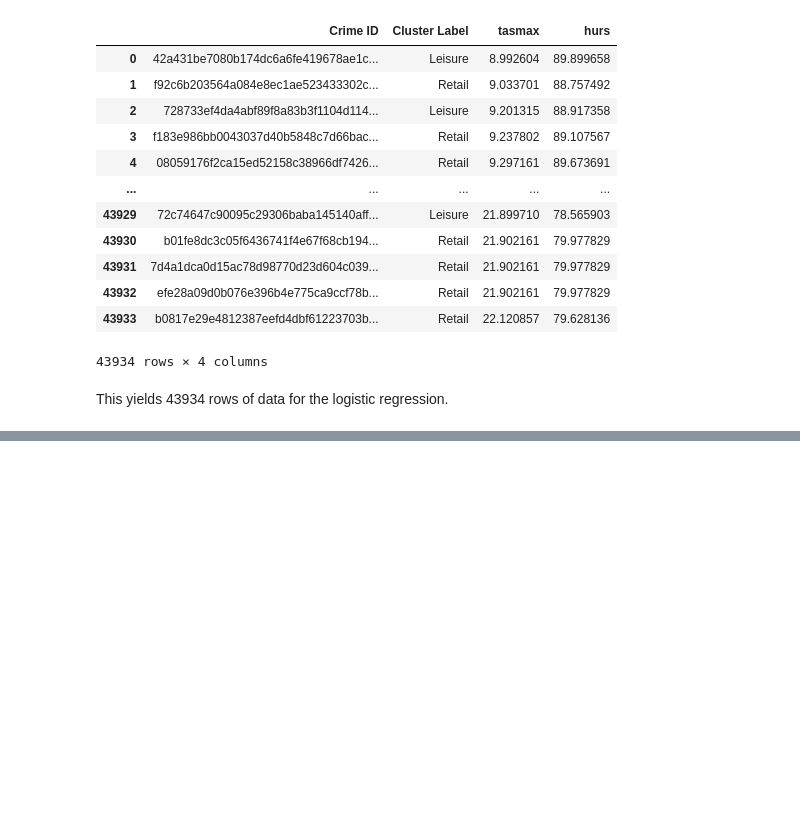
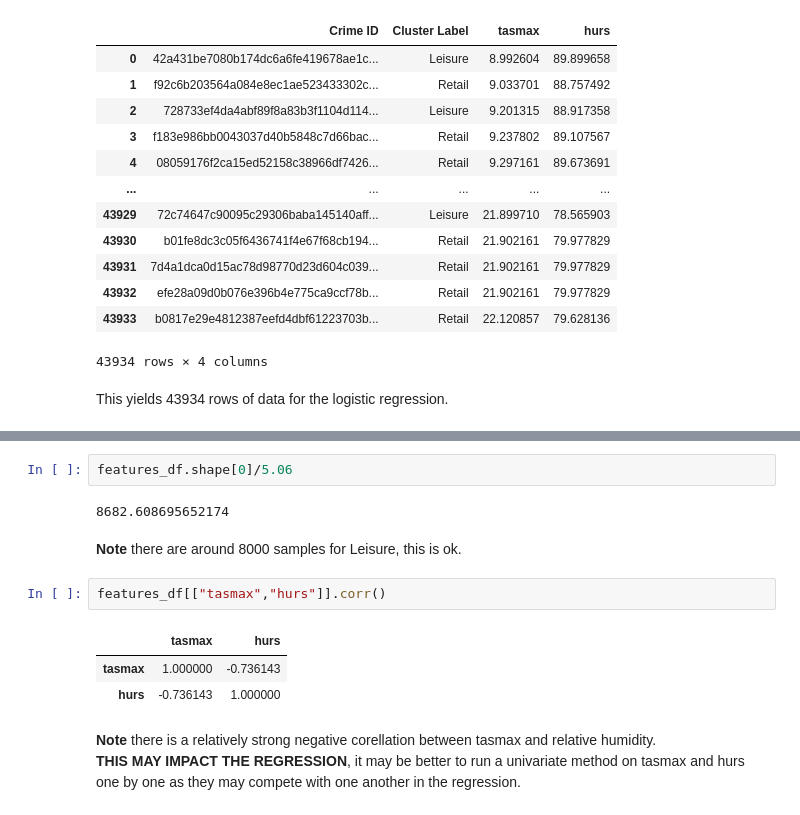
Before and after one commit to ClimatologyProjectProfile/crimetology, a Jupyter notebook: 3_logistic_regression/logistic_regression.ipynb, the cells around one changed output, grey strips where cells are left out. Drawn from its saved outputs; the diff is of its cells as text; blank space fills up the shorter version.

Commit message:
initial EDA on logistic regression data

```diff
--- a/3_logistic_regression/logistic_regression.ipynb
+++ b/3_logistic_regression/logistic_regression.ipynb
@@ -99,0 +123,15 @@ This yields 43934 rows of data for the logistic regression.
+# %%
+features_df.shape[0]/5.06
+# %% [output]
+8682.608695652174
+# %% [markdown]
+**Note** there are around 8000 samples for Leisure, this is ok.
+# %%
+features_df[["tasmax","hurs"]].corr()
+# %% [output]
+|  | tasmax | hurs |
+| tasmax | 1.000000 | -0.736143 |
+| hurs | -0.736143 | 1.000000 |
+# %% [markdown]
+**Note** there is a relatively strong negative corellation between tasmax and relative humidity.
+**THIS MAY IMPACT THE REGRESSION**, it may be better to run a univariate method on tasmax and hurs one by one as they may compete with one another in the regression.
```
Also changed, not shown: parts of 11 cells of this notebook.
